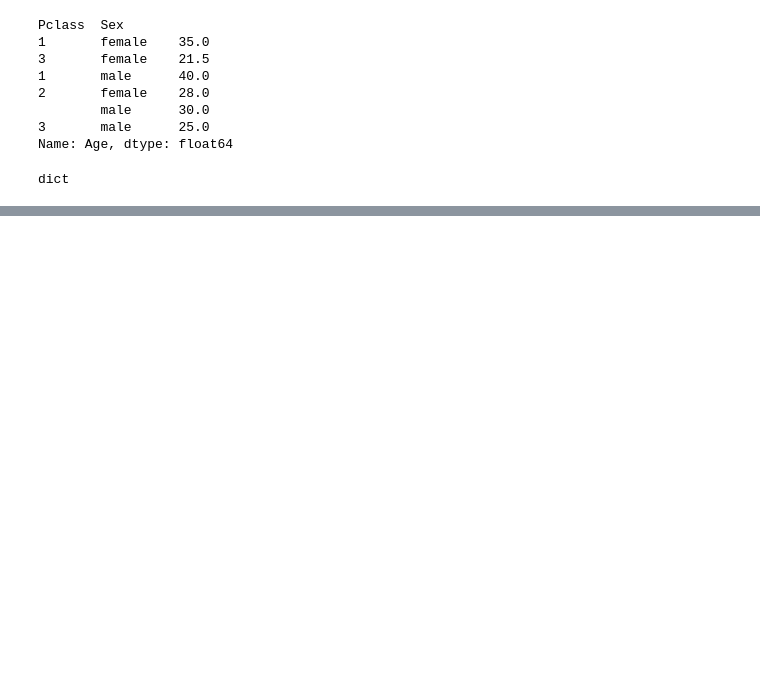
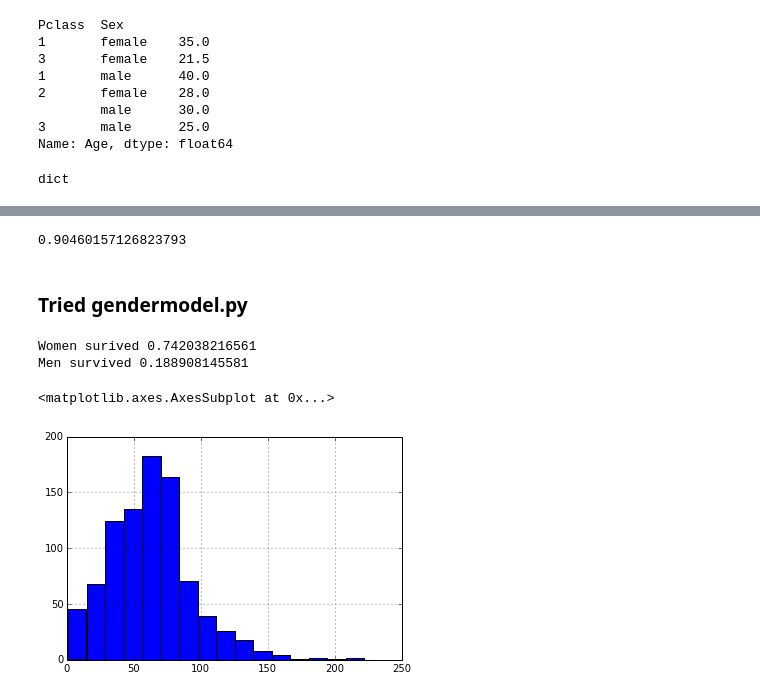
Before and after one commit to arundhaj/kaggle_titanic_tutorial, a Jupyter notebook: tutorial.ipynb, the cells around one changed output, grey strips where cells are left out. Saved outputs shown, nothing was run; the diff lists cells and outputs as text; code cells hidden in the pictures; blank space fills up the shorter version.

```diff
--- a/tutorial.ipynb
+++ b/tutorial.ipynb
@@ -333,3 +361,5 @@ for class_key in median_age_group.indices.keys():
     # print len(train.iloc[median_age_group.indices[class_key]]['Age'])
     # print len(train.ix(train.Age.isnull() & median_age_group.indices, 'AgeFill'))
     # print train.iloc[median_age_group.indices[class_key]] # = median_age[class_key]
+# %%
+train['AgeIsNull'] = pd.isnull(train.Age).astype(int)
@@ -335,0 +376,8 @@ for class_key in median_age_group.indices.keys():
+# %%
+train['FamilySize'] = train.Parch + train.SibSp
+# %%
+train.FamilySize.mean()
+# %% [output]
+0.90460157126823793
+# %% [markdown]
+### Tried gendermodel.py
@@ -335,0 +387,13 @@ for class_key in median_age_group.indices.keys():
+# %%
+print 'Women surived', len(women_on_board[women_on_board['Survived'] == 1])/float(len(women_on_board))
+print 'Men survived', len(men_on_board[men_on_board['Survived'] == 1])/float(len(men_on_board))
+# %% [output]
+Women surived 0.742038216561
+Men survived 0.188908145581
+# %%
+train['AgeClass'] = train.AgeFill * train.Pclass
+# %%
+train.AgeClass.hist(bins = 16)
+# %% [output]
+<matplotlib.axes.AxesSubplot at 0x...>
+[figure, added]
```
Also changed, not shown: parts of 27 cells of this notebook.
